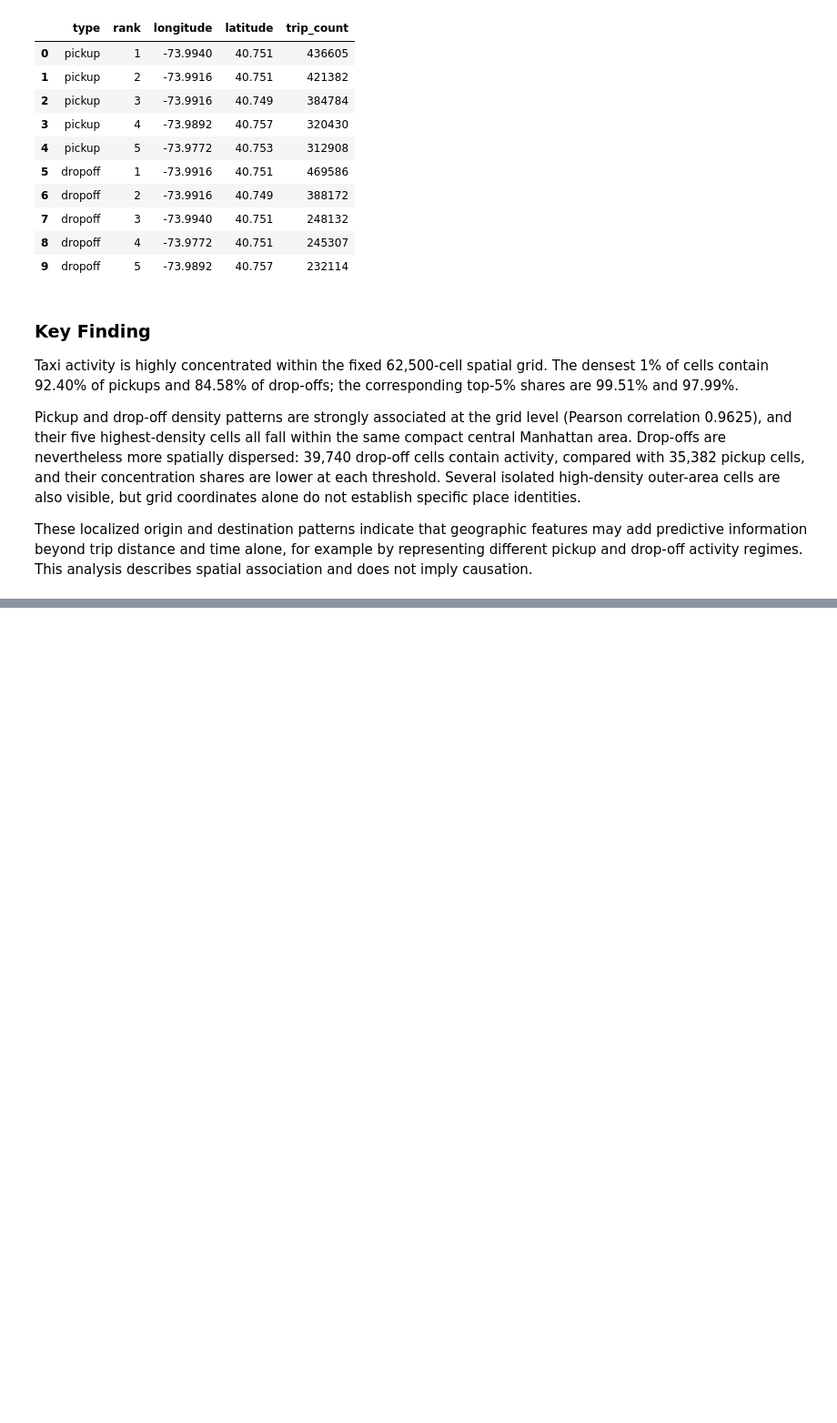
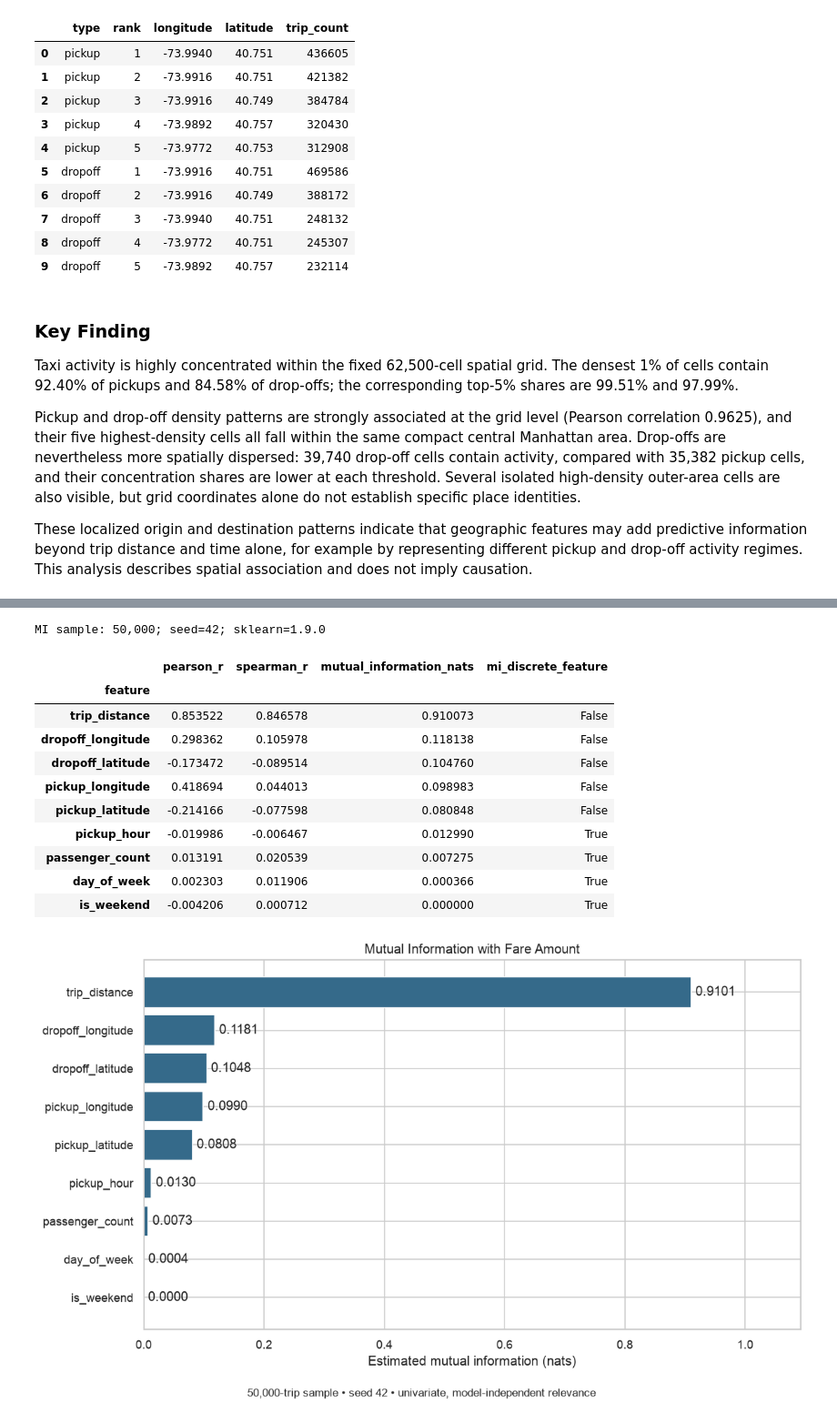
Before and after one commit to xiaochuan-hu/nyc-taxi-fare-prediction, a Jupyter notebook: notebooks/03_exploratory_data_analysis.ipynb, the cells around one changed output, grey strips where cells are left out. Shown at 91% size. Cells and saved outputs as stored; diff of their text form; code cells hidden in the pictures; blank space fills up the shorter version.

```diff
--- a/notebooks/03_exploratory_data_analysis.ipynb
+++ b/notebooks/03_exploratory_data_analysis.ipynb
@@ -1606,0 +1702,69 @@ This analysis describes spatial association and does not imply causation.
+# %%
+import sklearn
+from sklearn.feature_selection import mutual_info_regression
+
+MI_SAMPLE_SIZE = 50_000
+MI_NEIGHBORS = 5
+DISCRETE_FEATURES = {"pickup_hour", "day_of_week", "is_weekend", "passenger_count"}
+mi_sample = feature_data.sample(n=MI_SAMPLE_SIZE, random_state=RANDOM_STATE)
+discrete_mask = [name in DISCRETE_FEATURES for name in FEATURE_COLUMNS]
+for name in DISCRETE_FEATURES:
+    assert (mi_sample[name] == np.floor(mi_sample[name])).all()
+
+mi_values = mutual_info_regression(
+    mi_sample[FEATURE_COLUMNS], mi_sample[TARGET_COLUMN],
+    discrete_features=discrete_mask, n_neighbors=MI_NEIGHBORS,
+    random_state=RANDOM_STATE,
+)
+feature_relevance = target_correlations.join(
+    pd.Series(mi_values, index=FEATURE_COLUMNS, name="mutual_information_nats")
+)
+feature_relevance["mi_discrete_feature"] = discrete_mask
+feature_relevance.to_csv(REPORT_DIR / "feature_relevance.csv")
+
+# Persist the analysis settings and sampled row positions for reproducibility.
+import hashlib
+import json
+metadata = {
+    "eda_sample_rows": len(feature_data), "mi_sample_rows": len(mi_sample),
+    "random_state": RANDOM_STATE, "n_neighbors": MI_NEIGHBORS,
+    "sklearn_version": sklearn.__version__, "numpy_version": np.__version__,
+    "pandas_version": pd.__version__,
+    "eda_sample_sha256": hashlib.sha256(EDA_SAMPLE_PATH.read_bytes()).hexdigest(),
+    "features": FEATURE_COLUMNS, "discrete_features": sorted(DISCRETE_FEATURES),
+    "target": TARGET_COLUMN, "mi_units": "nats",
+}
+(REPORT_DIR / "feature_relevance_metadata.json").write_text(json.dumps(metadata, indent=2) + "\n")
+pd.Series(mi_sample.index, name="eda_sample_row_position").to_csv(
+    REPORT_DIR / "feature_relevance_sample_indices.csv", index=False
+)
+print(f"MI sample: {len(mi_sample):,}; seed={RANDOM_STATE}; sklearn={sklearn.__version__}")
+display(feature_relevance.sort_values("mutual_information_nats", ascending=False).round(6))
+
+ordered_mi = feature_relevance["mutual_information_nats"].sort_values()
+fig, ax = plt.subplots(figsize=(10, 6))
+bars = ax.barh(ordered_mi.index, ordered_mi.values, color="#356A8A")
+ax.bar_label(bars, fmt="%.4f", padding=4)
+ax.set_xlim(0, ordered_mi.max() * 1.2)
+ax.set_xlabel("Estimated mutual information (nats)")
+ax.set_title("Mutual Information with Fare Amount")
+fig.text(0.5, 0.01, "50,000-trip sample • seed 42 • univariate, model-independent relevance",
+         ha="center", fontsize=10)
+fig.tight_layout(rect=(0, 0.04, 1, 1))
+fig.savefig(FIGURE_DIR / "feature_relevance.png", dpi=180, bbox_inches="tight")
+plt.show()
+plt.close(fig)
+# %% [output]
+MI sample: 50,000; seed=42; sklearn=1.9.0
+|  | pearson_r | spearman_r | mutual_information_nats | mi_discrete_feature |
+| feature |  |  |  |  |
+| trip_distance | 0.853522 | 0.846578 | 0.910073 | False |
+| dropoff_longitude | 0.298362 | 0.105978 | 0.118138 | False |
+| dropoff_latitude | -0.173472 | -0.089514 | 0.104760 | False |
+| pickup_longitude | 0.418694 | 0.044013 | 0.098983 | False |
+| pickup_latitude | -0.214166 | -0.077598 | 0.080848 | False |
+| pickup_hour | -0.019986 | -0.006467 | 0.012990 | True |
+| passenger_count | 0.013191 | 0.020539 | 0.007275 | True |
+| day_of_week | 0.002303 | 0.011906 | 0.000366 | True |
+| is_weekend | -0.004206 | 0.000712 | 0.000000 | True |
+[figure, added]
```
Also changed, not shown: parts of 10 cells of this notebook, 12 other files.
